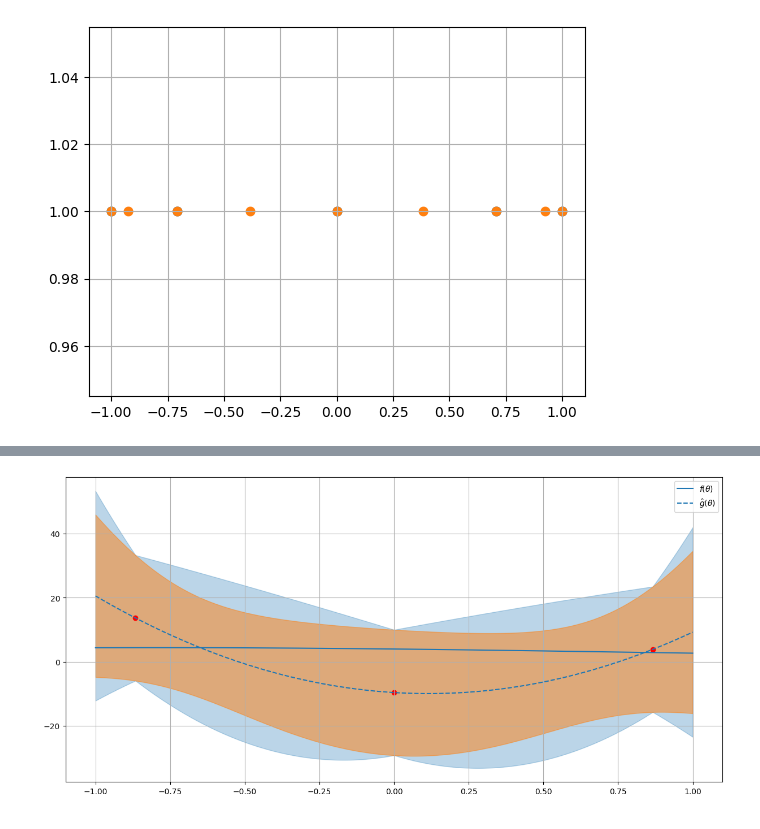
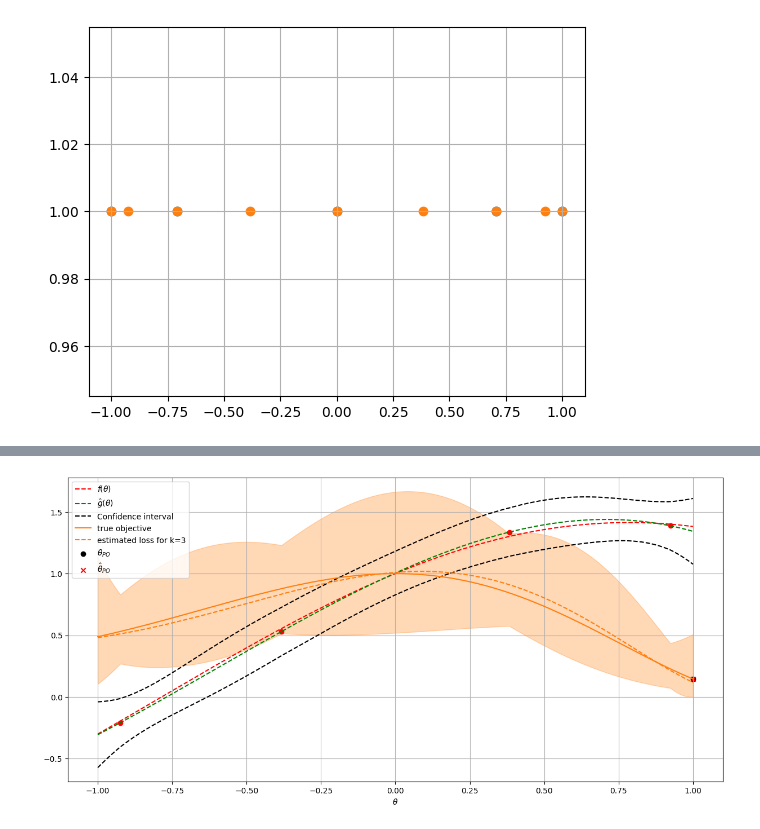
Before and after one commit to ivankirev13/Performative-Regression, a Jupyter notebook: performative_regression.ipynb, the cells around one changed output, grey strips where cells are left out. Saved outputs shown, nothing was run; the diff lists cells and outputs as text; code cells hidden in the pictures.

```diff
--- a/performative_regression.ipynb
+++ b/performative_regression.ipynb
@@ -57,6 +53,10 @@ class Performative_Regression:
         # Produce k+1 Chebyshev nodes
         self.thetas = np.cos(np.pi * (2*np.arange(1, self.k+2) - 1 ) / (2*(self.k + 1)))
 
+        #
+        #self.thetas = np.cos(np.pi * (2*np.arange(self.k+1) + 1 ) / (2*self.k + 2)) / np.cos(np.pi / (2*self.k + 2))
+
+
         self.f_hat_values = self.f_hat()
 
     def f(self, theta):
@@ -74,7 +74,9 @@ class Performative_Regression:
         #fun = np.e**theta + 1
 
         fun = np.sin(theta) / theta + theta**2
-        fun = np.cos(theta) - np.sin(theta) + 3
+        fun = np.cos(theta) - np.sin(theta) - 0.5
+        #fun = np.e**(-theta**2)
+        fun = np.cos(theta) + np.sin(theta)
 
         return fun
 
@@ -215,7 +217,9 @@ class Performative_Regression:
                 (-1)**i * np.sin(np.pi * (2*i + 1) / (2*self.k + 2)) * np.cos((self.k+1)*np.arccos(theta)) / (self.k+1) / (theta - np.cos(np.pi * (2*i + 1) / (2*self.k + 2)))
             )
 
+        #return np.sqrt(2 - 1 / (self.k + 1))
         return sum_new
+
 
     def conf_interval_at_theta(self, theta):
 
@@ -245,7 +249,7 @@ class Performative_Regression:
 
             lagrange_squared_sum += lagrange_square**2
 
-        return self.z * self.sigma * np.sqrt(lagrange_squared_sum)
+        return self.z * self.sigma * np.sqrt(lagrange_squared_sum) / np.sqrt(self.n)
 
     def R(self, theta):
 
@@ -254,6 +258,7 @@ class Performative_Regression:
             prod = prod * (theta - self.thetas[i])
 
         return np.abs(prod * self.M / math.factorial(self.k+1))
+
     def minimum(self):
 
         t = np.linspace(-1, 1, 10000)
@@ -267,19 +272,11 @@ class Performative_Regression:
 
         t = np.linspace(-1, 1, 1000)
 
-        plt.plot(t, self.f(t), 'C0', label=r'$f(\theta)$')
-        plt.plot(t, self.g_hat(t), 'C0--', label=r"$\hat{g}(\theta)$")
-        plt.fill_between(t,
-                         self.g_hat(t) - self.conf_interval_at_theta(t),
-                         self.g_hat(t) + self.conf_interval_at_theta(t),
-                         alpha=0.3,
-                         color="C0")
-        plt.fill_between(t,
-                         self.g_hat(t) - self.R(t) - self.bayes_ci(t),
-                         self.g_hat(t) + self.R(t) + self.bayes_ci(t),
-                         alpha=0.5,
-                         color="C1")
+        plt.plot(t, self.f(t), 'r--', label=r'$f(\theta)$')
+        plt.plot(t, self.g_hat(t), 'g--', label=r"$\hat{g}(\theta)$")
 
+        plt.plot(t, self.g_hat(t) - self.R(t) - self.bayes_ci(t), 'k--')
+        plt.plot(t, self.g_hat(t) + self.R(t) + self.bayes_ci(t), 'k--', label="Confidence interval")
 
     def plot_objectives(self):
 
@@ -322,12 +297,12 @@ plt.show()
 # %%
-pr = Performative_Regression(k=2, n=1, T=1, sigma=10, M=np.sqrt(2))
+pr = Performative_Regression(k=3, n=1, T=1, sigma=0.1, M=np.sqrt(2))
 plt.figure(figsize=(15, 7))
 pr.plot_f_vs_g()
-#pr.plot_objectives()
+pr.plot_objectives()
 for i in pr.thetas:
     plt.scatter(i, pr.g_hat(i), color='r')
 plt.grid()
 plt.legend()
 plt.show()
 # %% [output]
-[figure, old version]
+[figure, new version]
```
Also changed, not shown: parts of 18 cells of this notebook.
